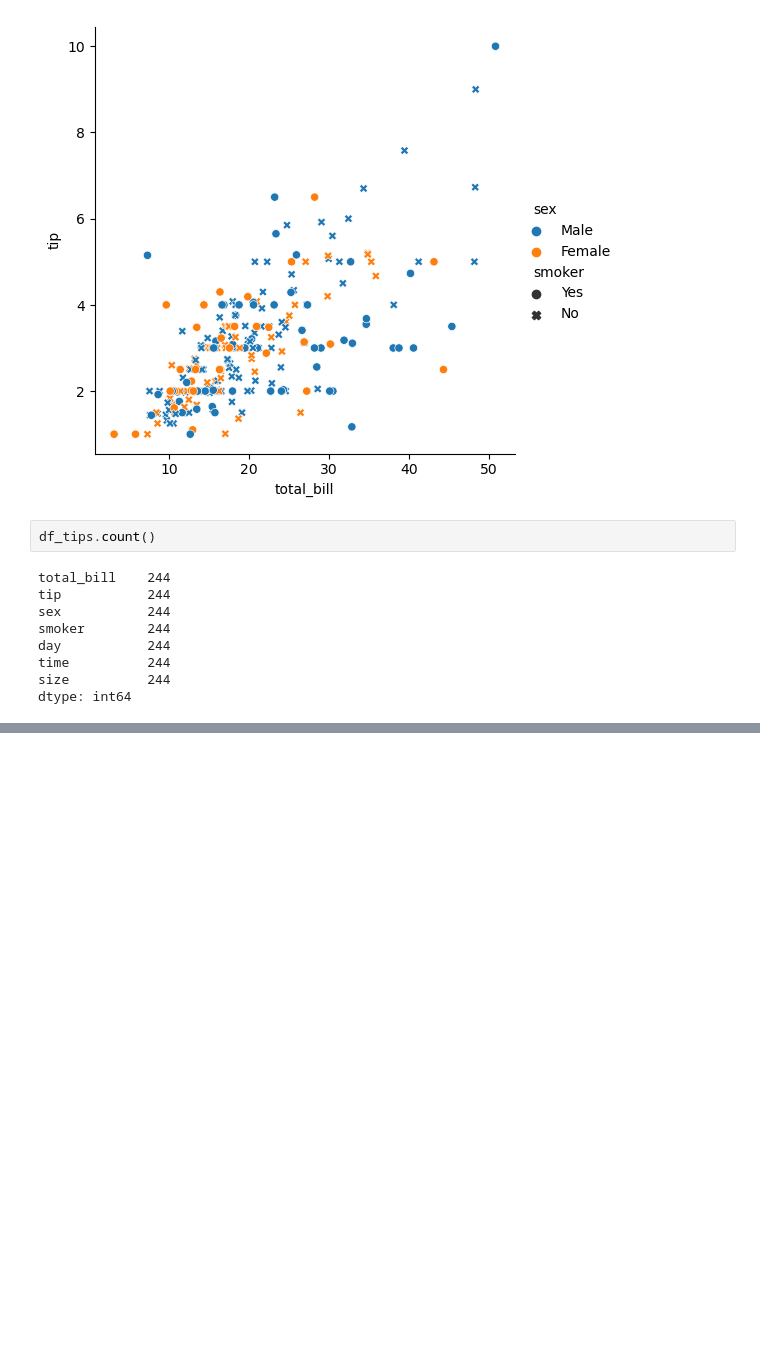
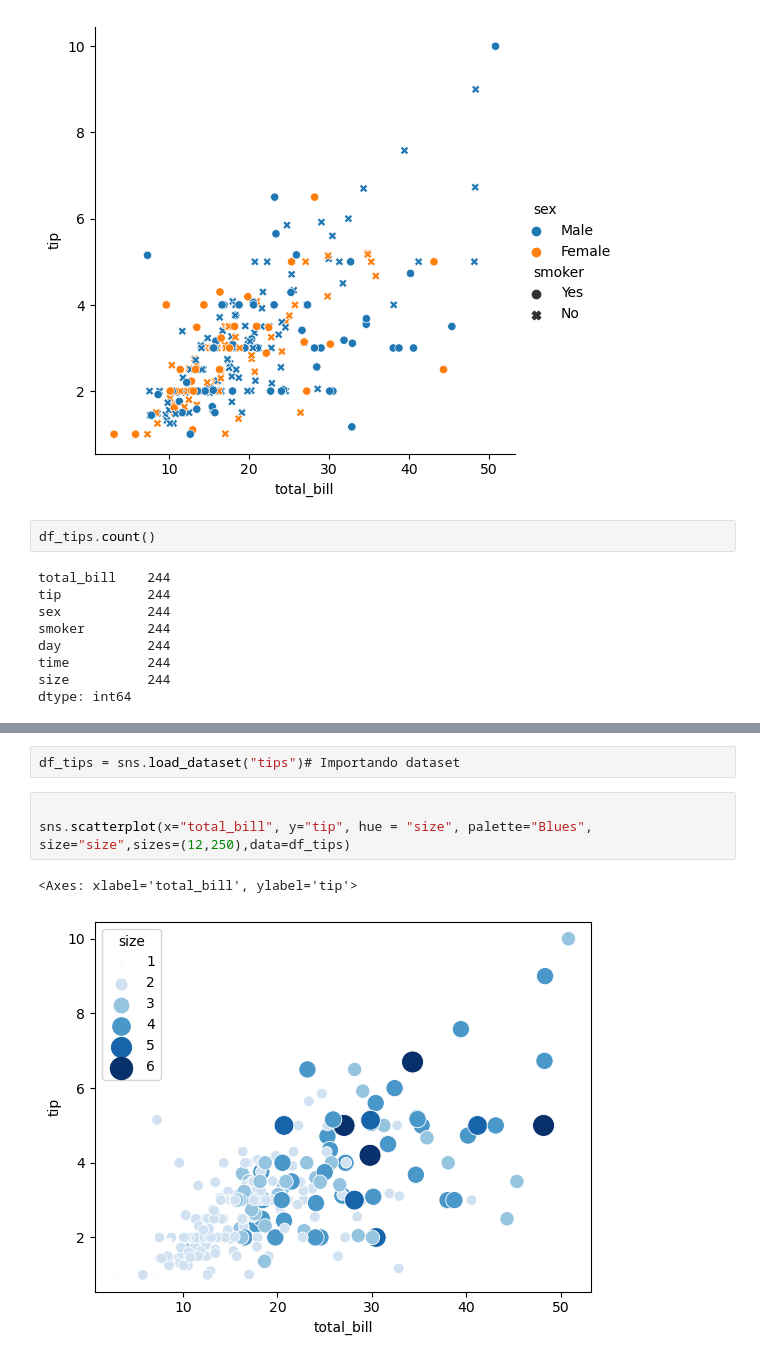
Before and after one commit to Kouta-22/Pratices_DataScience, a Jupyter notebook: visualizacao_de_dados/aula03.ipynb, the cells around one changed output, grey strips where cells are left out. Drawn from its saved outputs; the diff is of its cells as text; blank space fills up the shorter version.

Commit message:
Pratices Data View - Searborn

```diff
--- a/visualizacao_de_dados/aula03.ipynb
+++ b/visualizacao_de_dados/aula03.ipynb
@@ -72,0 +122,8 @@ dtype: int64
+# %%
+df_tips = sns.load_dataset("tips")# Importando dataset
+# %%
+
+sns.scatterplot(x="total_bill", y="tip", hue = "size", palette="Blues", size="size",sizes=(12,250),data=df_tips)
+# %% [output]
+<Axes: xlabel='total_bill', ylabel='tip'>
+[figure, added]
```
Also changed, not shown: parts of 26 cells of this notebook.
